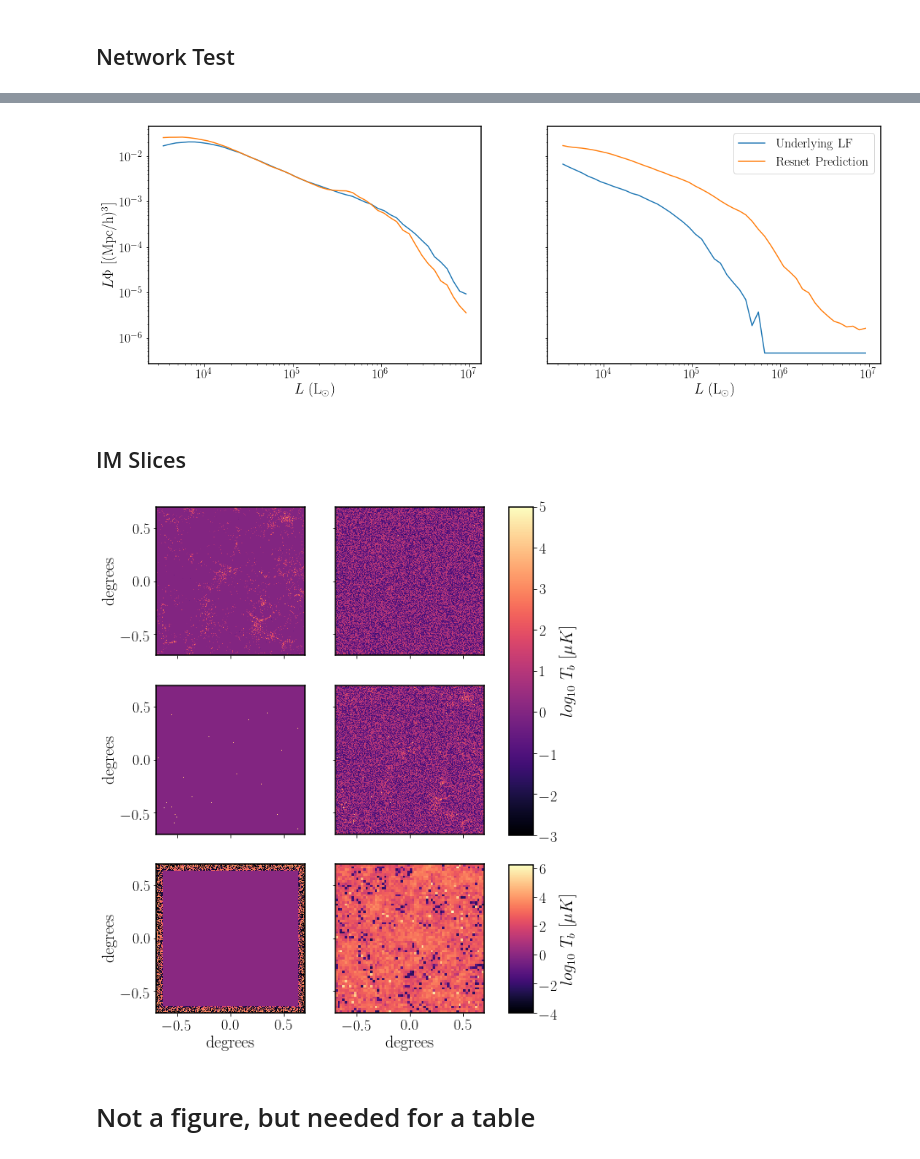
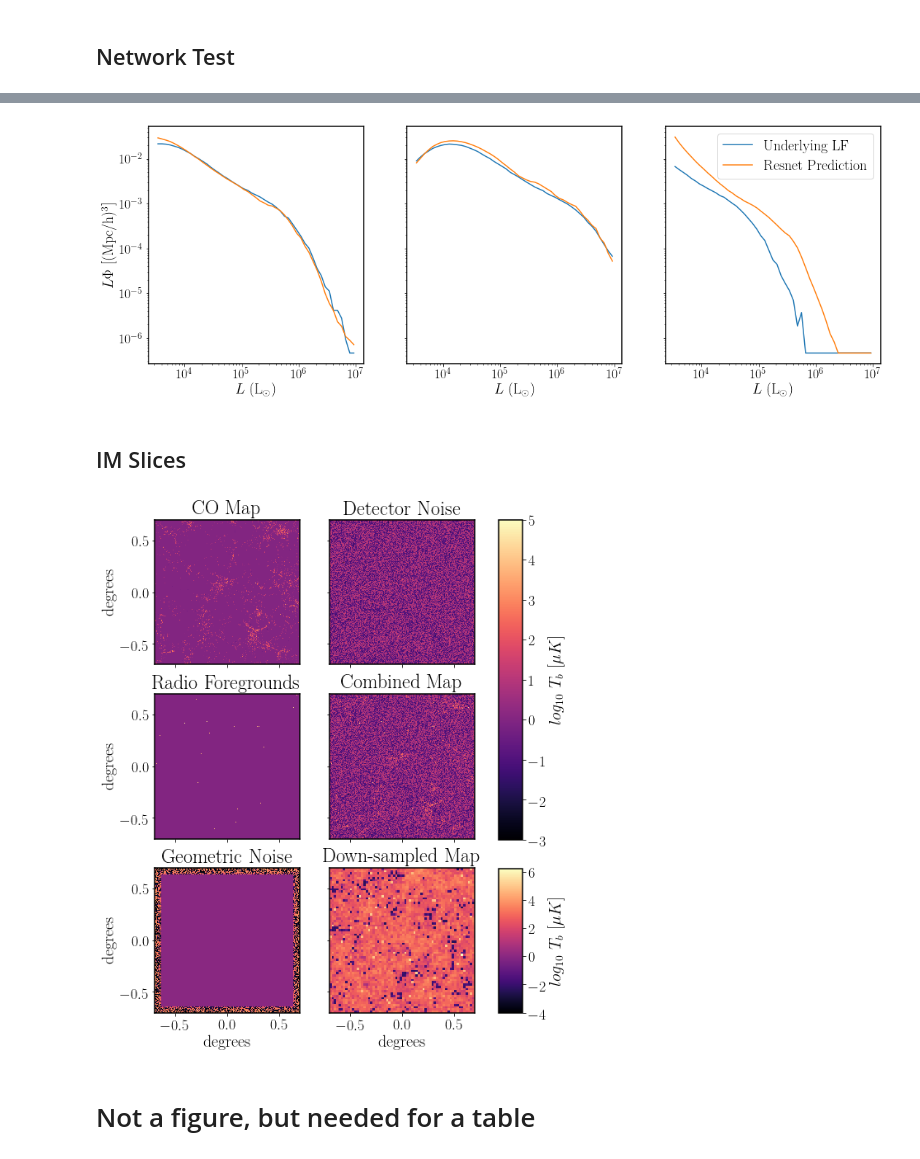
Before and after one commit to dnpfeffer/intensitymap_cnn, a Jupyter notebook: scripts/paper_plots.ipynb, the cells around one changed output, grey strips where cells are left out. Cells and saved outputs as stored; diff of their text form; code cells hidden in the pictures.

Commit message:
New plot figures

```diff
--- a/scripts/paper_plots.ipynb
+++ b/scripts/paper_plots.ipynb
@@ -112,18 +112,18 @@ file_lower = 'comap_power_data/lower_limit.txt'
 file_simulated = 'comap_power_data/underlying.txt'
 
 # Data is storaed individually for the best fit line, lower 95% interval and upper 95% interval
-upper_lum, upper_phi = load_power_data(file_upper)
-lower_lum, lower_phi = load_power_data(file_lower)
-simulated_lum, simulated_phi = load_power_data(file_simulated)
+upper_lum, upper_phi = lnn.load_power_data(file_upper)
+lower_lum, lower_phi = lnn.load_power_data(file_lower)
+simulated_lum, simulated_phi = lnn.load_power_data(file_simulated)
 
 # get min and max log value to generate luminosities to get everything based on the same luminosities
 min_val = np.log10(max([upper_lum[0], lower_lum[0], simulated_lum[0]]))
 max_val = np.log10(min([upper_lum[-1], lower_lum[-1], simulated_lum[-1]]))
 
 # interpolate the data to get everything on the same set of underlying luminosities
-upper_lum, upper_phi = interpolate_power_data(upper_lum, upper_phi, min_val, max_val)
-lower_lum, lower_phi = interpolate_power_data(lower_lum, lower_phi, min_val, max_val)
-simulated_lum, simulated_phi = interpolate_power_data(simulated_lum, simulated_phi, min_val, max_val)
+upper_lum, upper_phi = lnn.interpolate_power_data(upper_lum, upper_phi, min_val, max_val)
+lower_lum, lower_phi = lnn.interpolate_power_data(lower_lum, lower_phi, min_val, max_val)
+simulated_lum, simulated_phi = lnn.interpolate_power_data(simulated_lum, simulated_phi, min_val, max_val)
 
 # Harvard's data is
 conversion_to_make_Harvards_data_match_mine = 10**6.3342749483296803
@@ -442,3 +272,8 @@ plt.ylabel(r'$\delta L \Phi$')
 plt.savefig('../figures/Ihle_comparison.pdf', bbox_inches='tight')
 # %% [output]
 [figure]
+# %%
+lums = lnn.loadLums(base[-836]+'_lum.npz', 'basic') #-836
+
+f = interp1d(lumLogBinCents, lums)
+lum_to_ihle = f(simulated_lum)
@@ -495,7 +416,7 @@ mapLoc_small = '../maps2/random_small_Li/'
 
 subFields = lnn.loadBaseFNames(mapLoc_small)
 small_base = [mapLoc_small + s for s in subFields]
-lums = load_lums(small_base, lumLogBinCents)
+lums = lnn.load_lums(small_base, lumLogBinCents)
 
 means = np.zeros(len(lums[0]))
 lower = np.zeros(len(lums[0]))
@@ -614,8 +574,11 @@ plt.savefig('../figures/guess_range_bad.pdf', bbox_inches='tight')
 # %%
-fig, ax = plt.subplots(1, 2, sharey='row', figsize=(18, 6))
+fig, ax = plt.subplots(1, 3, sharey='row', figsize=(18, 6))
 
 true_lum_good = 10**cur_lum_good
 cnn_guess_good = 10**cnn_lum_good[0]
+
+true_lum_eh = 10**cur_lum_eh
+cnn_guess_eh = 10**cnn_lum_eh[0]
 
 true_lum_bad = 10**cur_lum_bad
 cnn_guess_bad = 10**cnn_lum_bad[0]
@@ -623,19 +586,25 @@ cnn_guess_bad = 10**cnn_lum_bad[0]
 ax[0].loglog(lumLogBinCents, true_lum_good/conv, label='Underlying LF')
 ax[0].loglog(lumLogBinCents, cnn_guess_good/conv, label='Resnet Prediction')
 
-ax[1].loglog(lumLogBinCents, true_lum_bad/conv, label='Underlying LF')
-ax[1].loglog(lumLogBinCents, cnn_guess_bad/conv, label='Resnet Prediction')
+ax[1].loglog(lumLogBinCents, true_lum_eh/conv, label='Underlying LF')
+ax[1].loglog(lumLogBinCents, cnn_guess_eh/conv, label='Resnet Prediction')
+
+ax[2].loglog(lumLogBinCents, true_lum_bad/conv, label='Underlying LF')
+ax[2].loglog(lumLogBinCents, cnn_guess_bad/conv, label='Resnet Prediction')
 
 ax[0].set_xlabel('$L$ (L$_{\odot}$)')
 ax[0].set_ylabel('$L \Phi$ [(Mpc/h)$^3$]')
 
 ax[1].set_xlabel('$L$ (L$_{\odot}$)')
-ax[1].legend(loc='upper right')
+# ax[1].legend(loc='upper right')
+
+ax[2].set_xlabel('$L$ (L$_{\odot}$)')
+ax[2].legend(loc='upper right', prop={'size': 20})
 
 # plt.show()
 plt.savefig('../figures/guess_range.pdf', bbox_inches='tight')
 # %% [output]
-[figure, old version]
+[figure, new version]
 # %% [markdown]
 ## IM Slices
 # %%
@@ -692,34 +661,48 @@ fig.colorbar(im, cax=cbar_ax, label=r'$log_{10}\ T_b\ [\mu K]$')
 
 im = ax[2,0].imshow(lnn.log_modulus(geometric_noise_map[:,:,0]),
                 extent=[-data['fov_x']/2,data['fov_x']/2,-data['fov_y']/2,data['fov_y']/2],
                 vmin=-4.0,vmax=6.2, cmap=cmap)
 
 im = ax[2,1].imshow(lnn.log_modulus(combined_pool_map[:,:,0]),
                 extent=[-data['fov_x']/2,data['fov_x']/2,-data['fov_y']/2,data['fov_y']/2],
                 vmin=-4.0,vmax=6.2, cmap=cmap)
 
 fig.subplots_adjust(right=0.8)
 cbar_ax2 = fig.add_axes([0.85, 0.125, 0.05, 0.22])
 fig.colorbar(im, cax=cbar_ax2, label=r'$log_{10}\ T_b\ [\mu K]$')
 
+# ax[0,0].text(0.0, 0.60,'CO Map', color='cyan', fontsize=22, horizontalalignment='center', verticalalignment='top')
+# ax[0,1].text(0.0, 0.60,'Detector Noise', color='cyan', fontsize=22, horizontalalignment='center', verticalalignment='top')
+# ax[1,0].text(0.0, 0.60,'Radio Foregrounds', color='cyan', fontsize=22, horizontalalignment='center', verticalalignment='top')
+# ax[1,1].text(0.0, 0.60,'Combined Map', color='cyan', fontsize=22, horizontalalignment='center', verticalalignment='top')
+# ax[2,0].text(0.0, 0.60,'Geometric Noise', color='cyan', fontsize=22, horizontalalignment='center', verticalalignment='top')
+# ax[2,1].text(0.0, 0.60,'Down-sampled Map', color='cyan', fontsize=22, horizontalalignment='center', verticalalignment='top')
+
+ax[0,0].set_title('CO Map')
+ax[0,1].set_title('Detector Noise')
+ax[1,0].set_title('Radio Foregrounds')
+ax[1,1].set_title('Combined Map')
+ax[2,0].set_title('Geometric Noise')
+ax[2,1].set_title('Down-sampled Map')
+
 ax[0,0].set_adjustable('box-forced')
 ax[0,1].set_adjustable('box-forced')
 ax[1,0].set_adjustable('box-forced')
 ax[1,1].set_adjustable('box-forced')
 ax[2,0].set_adjustable('box-forced')
 ax[2,1].set_adjustable('box-forced')
 
 ax[0,0].set_ylabel('degrees')
 ax[1,0].set_ylabel('degrees')
 ax[2,0].set_ylabel('degrees')
 
 ax[2,0].set_xlabel('degrees')
 ax[2,1].set_xlabel('degrees')
 
 plt.show()
 # plt.savefig('../figures/IM_slices.pdf', bbox_inches='tight')
 # %% [output]
-[figure, old version]
+[figure, new version]
 # %% [markdown]
 # Not a figure, but needed for a table
 # %% [markdown]
```
Also changed, not shown: parts of 21 cells of this notebook, 16 other files.
